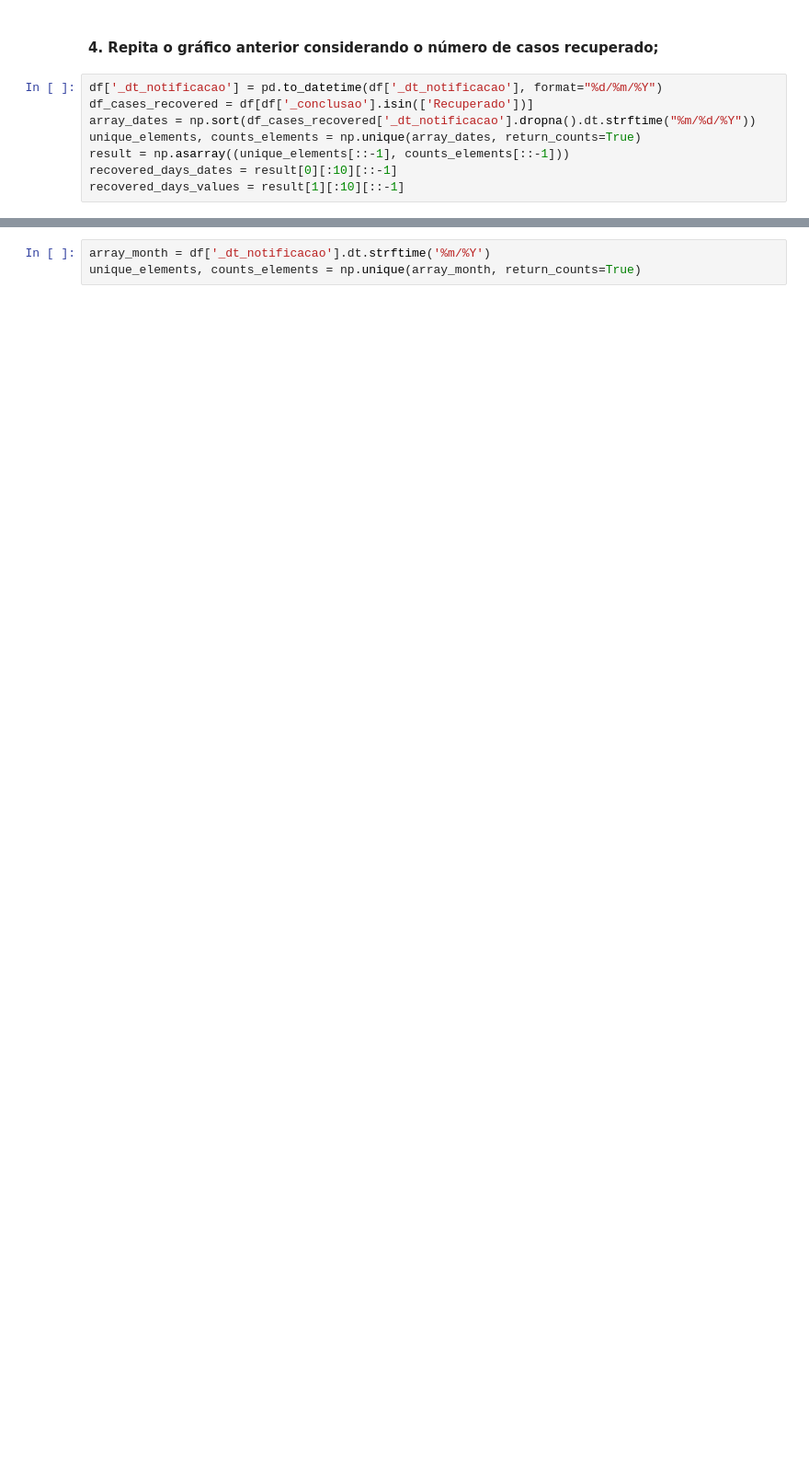
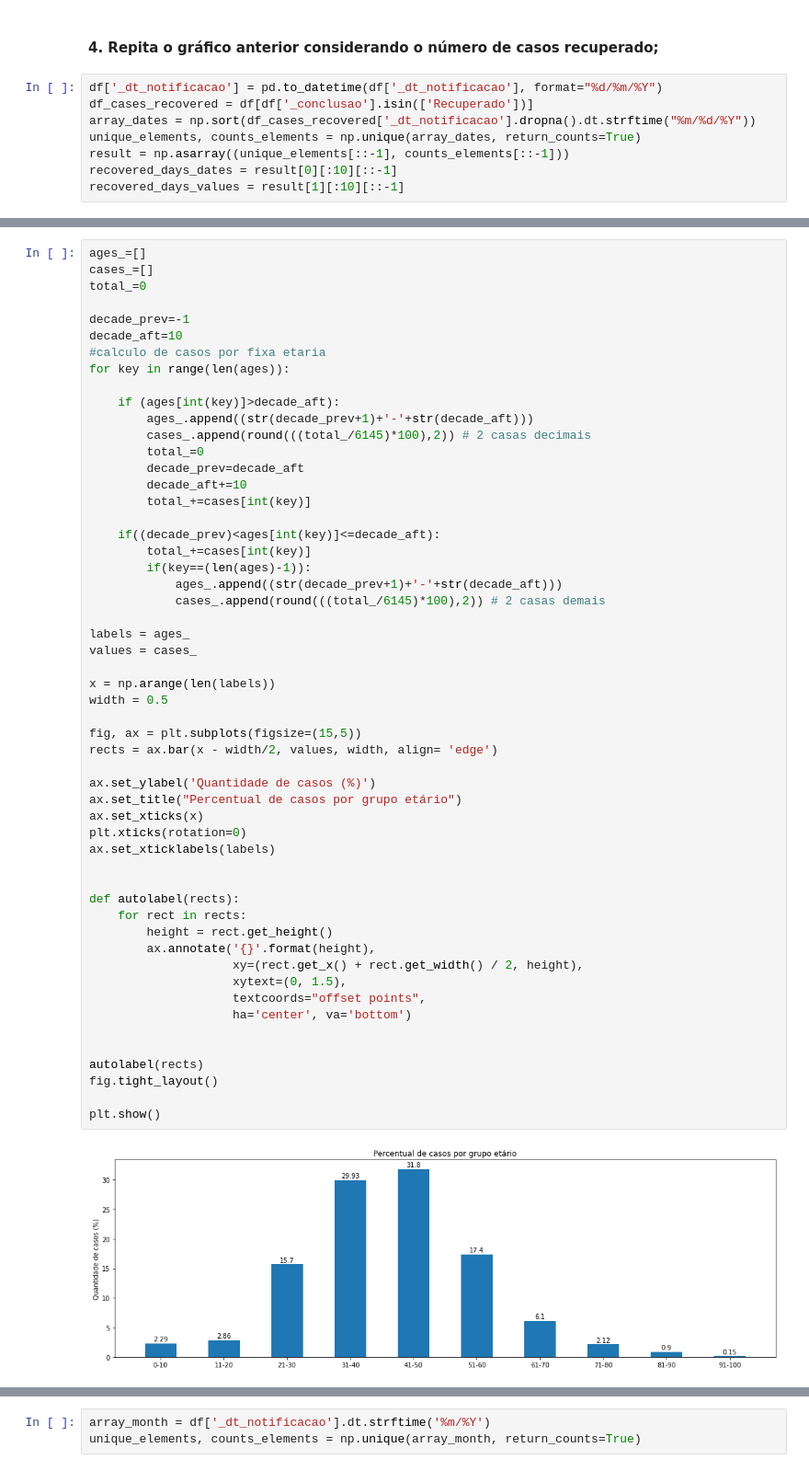
Before and after one commit to erikatilio/RNA-PP1, a Jupyter notebook: Visualização de Dados.ipynb, the cells around one changed output, grey strips where cells are left out. Shown at 92% size. Saved outputs shown, nothing was run; the diff lists cells and outputs as text; blank space fills up the shorter version.

```diff
--- a/Visualização de Dados.ipynb
+++ b/Visualização de Dados.ipynb
@@ -118 +133,57 @@ plt.show()
+# %%
+ages_=[]
+cases_=[]
+total_=0
+
+decade_prev=-1
+decade_aft=10
+#calculo de casos por fixa etaria
+for key in range(len(ages)):
+
+    if (ages[int(key)]>decade_aft):
+        ages_.append((str(decade_prev+1)+'-'+str(decade_aft)))
+        cases_.append(round(((total_/6145)*100),2)) # 2 casas decimais
+        total_=0
+        decade_prev=decade_aft
+        decade_aft+=10
+        total_+=cases[int(key)]
+
+    if((decade_prev)<ages[int(key)]<=decade_aft):
+        total_+=cases[int(key)]
+        if(key==(len(ages)-1)):
+            ages_.append((str(decade_prev+1)+'-'+str(decade_aft)))
+            cases_.append(round(((total_/6145)*100),2)) # 2 casas demais
+
+labels = ages_
+values = cases_
+
+x = np.arange(len(labels))
+width = 0.5
+
+fig, ax = plt.subplots(figsize=(15,5))
+rects = ax.bar(x - width/2, values, width, align= 'edge')
+
+ax.set_ylabel('Quantidade de casos (%)')
+ax.set_title("Percentual de casos por grupo etário")
+ax.set_xticks(x)
+plt.xticks(rotation=0)
+ax.set_xticklabels(labels)
+
+
+def autolabel(rects):
+    for rect in rects:
+        height = rect.get_height()
+        ax.annotate('{}'.format(height),
+                    xy=(rect.get_x() + rect.get_width() / 2, height),
+                    xytext=(0, 1.5),
+                    textcoords="offset points",
+                    ha='center', va='bottom')
+
+
+autolabel(rects)
+fig.tight_layout()
+
+plt.show()
+# %% [output]
+[figure, added]
 # %% [markdown]
```
Also changed, not shown: parts of 9 cells of this notebook, 1 other file.
